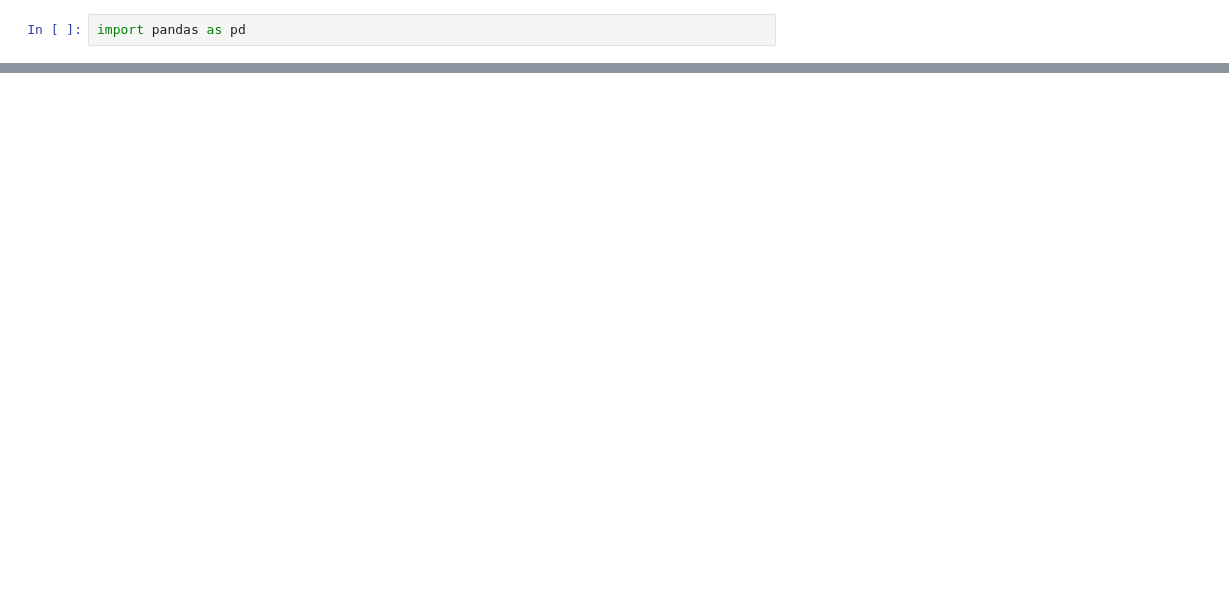
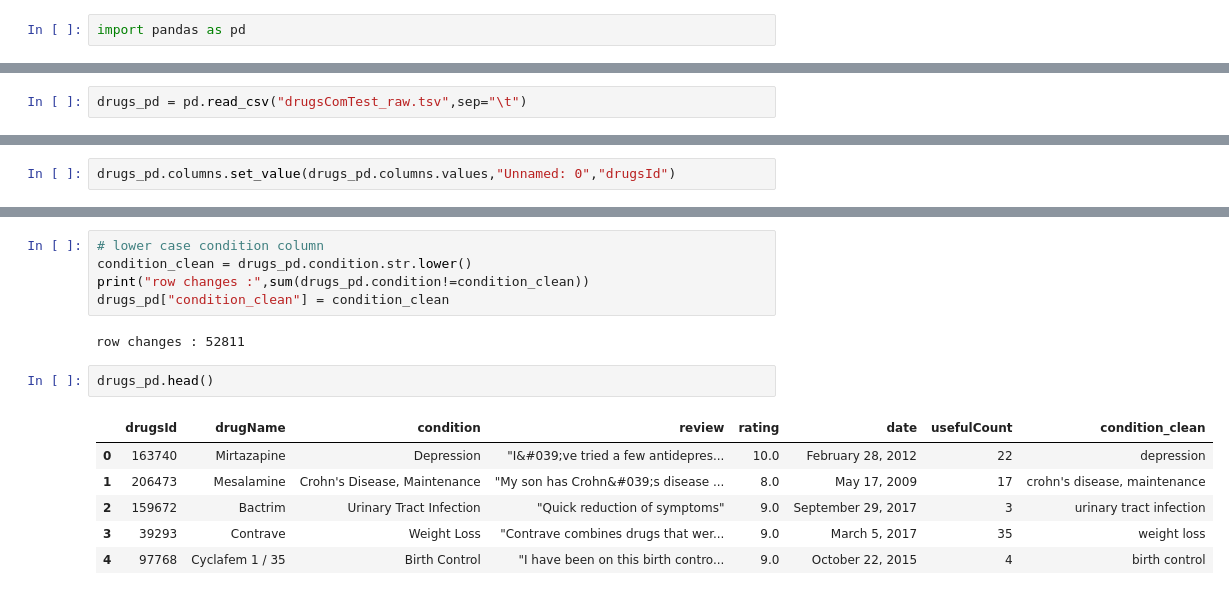
Before and after one commit to nikolausn/Data_Cleaning_Python_Exercise, a Jupyter notebook: Data Cleaning Exercise in Python.ipynb, the cells around one changed output, grey strips where cells are left out. Drawn from its saved outputs; the diff is of its cells as text; blank space fills up the shorter version.

Commit message:
data cleaning exercise

```diff
--- a/Data Cleaning Exercise in Python.ipynb
+++ b/Data Cleaning Exercise in Python.ipynb
@@ -21,0 +32,2 @@ drugsCom_raw.zip    100%[===================>]  41.00M  1.82MB/s    in 33s
+# %%
+drugs_pd = pd.read_csv("drugsComTest_raw.tsv",sep="\t")
@@ -21,0 +61,2 @@ drugsCom_raw.zip    100%[===================>]  41.00M  1.82MB/s    in 33s
+# %%
+drugs_pd.columns.set_value(drugs_pd.columns.values,"Unnamed: 0","drugsId")
@@ -21,0 +99,16 @@ drugsCom_raw.zip    100%[===================>]  41.00M  1.82MB/s    in 33s
+# %%
+# lower case condition column
+condition_clean = drugs_pd.condition.str.lower()
+print("row changes :",sum(drugs_pd.condition!=condition_clean))
+drugs_pd["condition_clean"] = condition_clean
+# %% [output]
+row changes : 52811
+# %%
+drugs_pd.head()
+# %% [output]
+|  | drugsId | drugName | condition | review | rating | date | usefulCount | condition_clean |
+| 0 | 163740 | Mirtazapine | Depression | "I&#039;ve tried a few antidepres... | 10.0 | February 28, 2012 | 22 | depression |
+| 1 | 206473 | Mesalamine | Crohn's Disease, Maintenance | "My son has Crohn&#039;s disease ... | 8.0 | May 17, 2009 | 17 | crohn's disease, maintenance |
+| 2 | 159672 | Bactrim | Urinary Tract Infection | "Quick reduction of symptoms" | 9.0 | September 29, 2017 | 3 | urinary tract infection |
+| 3 | 39293 | Contrave | Weight Loss | "Contrave combines drugs that wer... | 9.0 | March 5, 2017 | 35 | weight loss |
+| 4 | 97768 | Cyclafem 1 / 35 | Birth Control | "I have been on this birth contro... | 9.0 | October 22, 2015 | 4 | birth control |
```
Also changed, not shown: parts of 41 cells of this notebook.
